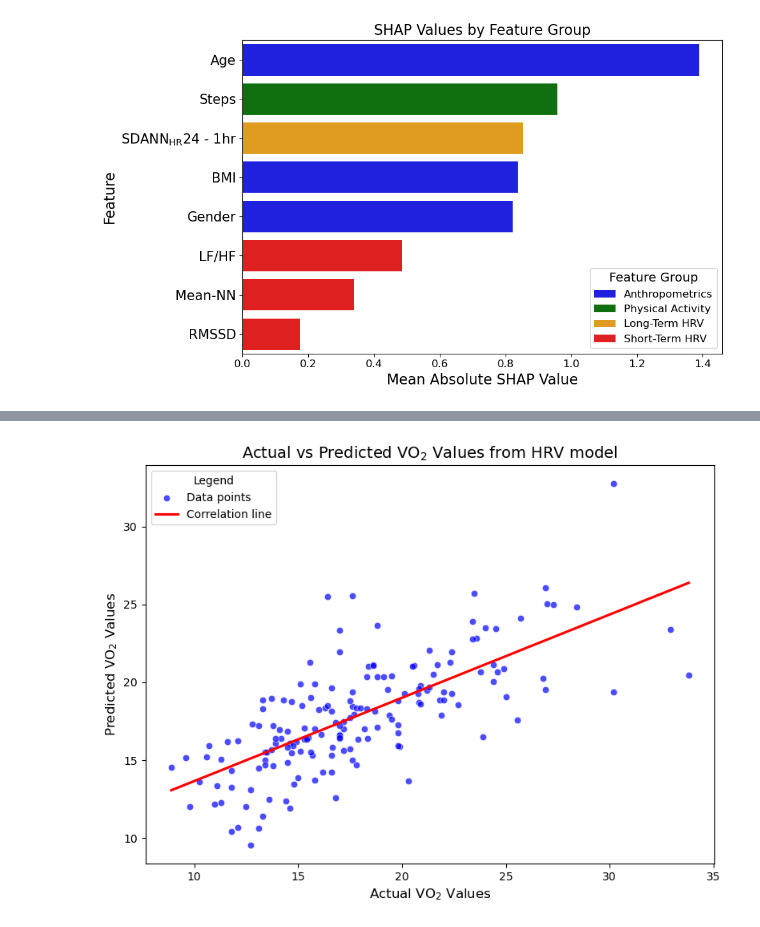
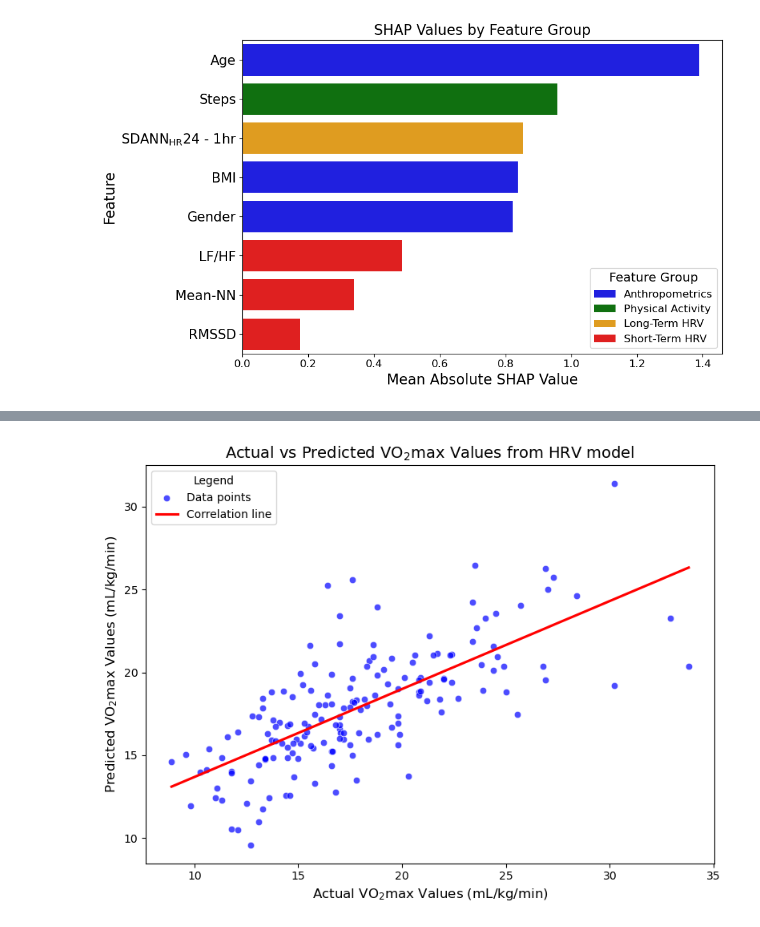
Before and after one commit to Syveraron/CPET_prediction, a Jupyter notebook: model_development/SHAP_calc.ipynb, the cells around one changed output, grey strips where cells are left out. Drawn from its saved outputs; the diff is of its cells as text; code cells hidden in the pictures.

```diff
--- a/model_development/SHAP_calc.ipynb
+++ b/model_development/SHAP_calc.ipynb
@@ -20,5 +20,11 @@ with open(f'{path}/patients_to_remove2.txt') as f:
 
 df = df[~df['Patient ID'].isin(patients_to_remove)]
 
+
 print(len(df))
+
+#remove patient with ID R035
+df = df[df['Patient ID'] != 'R035']
+
+print(len(df))
 # %% [output]
@@ -32,7 +39,7 @@ demo_data = demo_data.rename(columns={'study_id': 'Patient ID'})
 
 
 #merge the demo_data with the WS_data only keeping columns 'cpet_quality', cpet_bike, vo2peak_measured, anaerobic_threshold, bmi, age, gender
-df = pd.merge(df, demo_data[['Patient ID', 'cpet_quality', 'cpet_bike', 'vo2peak_measured', 'anaerobicthreshold', 'bmi', 'gender']], on='Patient ID', how='left')
+df = pd.merge(df, demo_data[['Patient ID', 'cpet_quality', 'cpet_bike', 'vo2peak_measured', 'anaerobicthreshold', 'bmi', 'gender', 'age']], on='Patient ID', how='left')
 
 
 #if cpet_bike is 2, multiply vo2peak_measured by 0.9
@@ -314,34 +562,34 @@ for train_index, test_index in kf.split(X):
     X_test_scaled = scaler.transform(X_test)
 
     # Train the model
     model.fit(X_train_scaled, y_train)
 
     # Predict on the test set
     y_test_pred = model.predict(X_test_scaled)
 
     # Append to the lists
     all_actuals.extend(y_test)
     all_predictions.extend(y_test_pred)
 
 # Convert to numpy arrays
 all_actuals = np.array(all_actuals)
 all_predictions = np.array(all_predictions)
 
 # Plot actual vs predicted VO2 values with subscript 2
 plt.figure(figsize=(8, 6))
 sns.scatterplot(x=all_actuals, y=all_predictions, alpha=0.7, color="blue", label="Data points")
 
 # Add a correlation line without confidence intervals
 sns.regplot(x=all_actuals, y=all_predictions, scatter=False, color="red", label="Correlation line", ci=None)
 
 # Add labels, title, and legend with subscript 2 for VO₂
-plt.xlabel("Actual VO$_{2}$ Values", fontsize=12)
-plt.ylabel("Predicted VO$_{2}$ Values", fontsize=12)
-plt.title("Actual vs Predicted VO$_{2}$ Values from HRV model", fontsize=14)
+plt.xlabel("Actual VO$_{2}$max Values (mL/kg/min)", fontsize=12)
+plt.ylabel("Predicted VO$_{2}$max Values (mL/kg/min)", fontsize=12)
+plt.title("Actual vs Predicted VO$_{2}$max Values from HRV model", fontsize=14)
 plt.legend(title="Legend", loc="best", fontsize=10)
 plt.tight_layout()
 
 # Show the plot
 plt.show()
 # %% [output]
-[figure, old version]
+[figure, new version]
```
Also changed, not shown: parts of 5 cells of this notebook, 7 other files.
